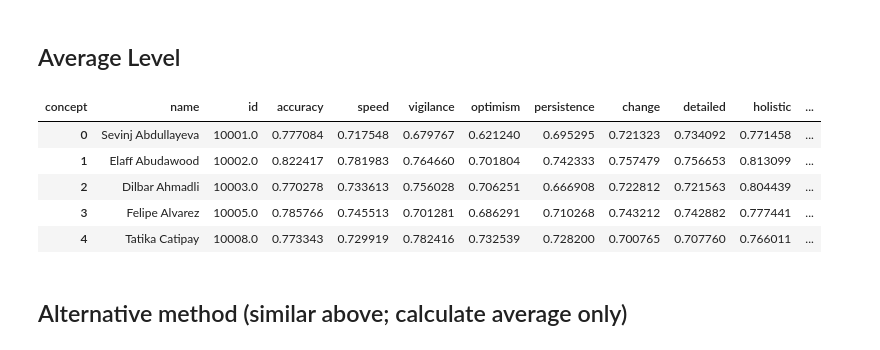
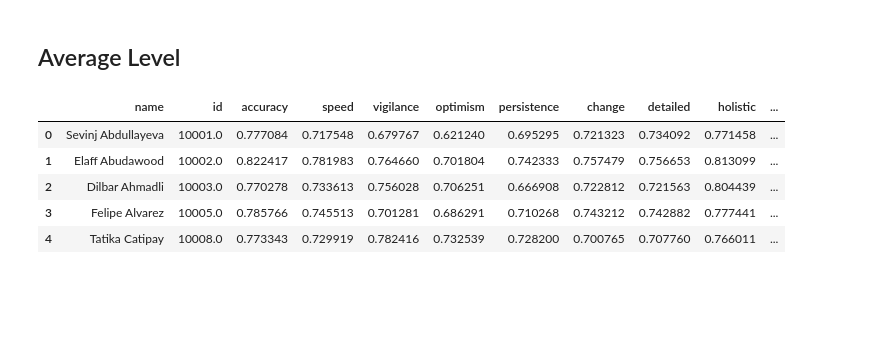
Before and after one commit to Jiazheng02/Research_Paul_Ingram, a Jupyter notebook: Analysis/TextAnalysis.ipynb, the cells around one changed output. Saved outputs shown, nothing was run; the diff lists cells and outputs as text; code cells hidden in the pictures; blank space fills up the shorter version.

```diff
--- a/Analysis/TextAnalysis.ipynb
+++ b/Analysis/TextAnalysis.ipynb
@@ -280,35 +272,25 @@ individual_score_df
 # %% [markdown]
 ## Granular Level
 # %%
-# Step 1: Reshape the distance_df to long format
+# Reshape the distance_df to long format
 value_concept_wide = distance_df.melt(id_vars='value',
                                             var_name='concept',
                                             value_name='distance')
 
-# Step 2: Map individuals to their values
-rows = []
+# Convert the dict to a DataFrame with columns ['id', 'name', 'value']
+individual_value_df = pd.DataFrame([
+    {'id': pid, 'name': name, 'value': val}
+    for (pid, name), values in individual_values.items()
+    for val in values
+])
 
-for (pid, name), values in individual_values.items():
-    for val in values:
-        matched_rows = value_concept_wide[value_concept_wide['value'] == val]
-        for _, row in matched_rows.iterrows():
-            rows.append({
-                'id': pid,
-                'name': name,
-                'value': val,
-                'concept': row['concept'],
-                'distance': row['distance']
-            })
+# Merge to get distance per value per individual
+granular_df = individual_value_df.merge(value_concept_wide, on='value', how='left')
 
-# Step 3: Build long-format DataFrame
-long_df = pd.DataFrame(rows)
-
-# Step 4: Pivot into wide format (concepts as columns)
-wide_df = long_df.pivot_table(
+# Pivot into wide format (concepts as columns)
+individual_10_distance_df = granular_df.pivot_table(
     index=['id', 'name', 'value'],
     columns='concept',
     values='distance'
 ).reset_index()
-
-cols_dis = ['id', 'name', 'value'] + concept_order
-wide_df = wide_df[cols_dis]
+individual_10_distance_df.columns.name = None
@@ -331,22 +307,20 @@ wide_df
 # %% [markdown]
 ## Average Level
 # %%
-# Step: Group by 'name' and compute mean of each concept column
-individual_concept_df = wide_df.groupby('name')[concept_order].mean().reset_index()
+# Group by 'name' and compute mean of each concept column
+individual_avg_distance_df = individual_10_distance_df.groupby('name')[all_concepts].mean().reset_index()
 
 # Keep one id per name (if available)
-id_lookup = wide_df[['name', 'id']].drop_duplicates()
+id_lookup = individual_10_distance_df[['name', 'id']].drop_duplicates()
 
 # Merge back into the final profile
-individual_concept_df = id_lookup.merge(individual_concept_df, on='name')
+individual_avg_distance_df = id_lookup.merge(individual_avg_distance_df, on='name')
 # %%
-individual_concept_df.head()
+individual_avg_distance_df.head()
 # %% [output]
-| concept | name | id | accuracy | speed | vigilance | optimism | persistence | change | detailed | holistic | ... |
+|  | name | id | accuracy | speed | vigilance | optimism | persistence | change | detailed | holistic | ... |
 | 0 | Sevinj Abdullayeva | 10001.0 | 0.777084 | 0.717548 | 0.679767 | 0.621240 | 0.695295 | 0.721323 | 0.734092 | 0.771458 | ... |
 | 1 | Elaff Abudawood | 10002.0 | 0.822417 | 0.781983 | 0.764660 | 0.701804 | 0.742333 | 0.757479 | 0.756653 | 0.813099 | ... |
 | 2 | Dilbar Ahmadli | 10003.0 | 0.770278 | 0.733613 | 0.756028 | 0.706251 | 0.666908 | 0.722812 | 0.721563 | 0.804439 | ... |
 | 3 | Felipe Alvarez | 10005.0 | 0.785766 | 0.745513 | 0.701281 | 0.686291 | 0.710268 | 0.743212 | 0.742882 | 0.777441 | ... |
 | 4 | Tatika Catipay | 10008.0 | 0.773343 | 0.729919 | 0.782416 | 0.732539 | 0.728200 | 0.700765 | 0.707760 | 0.766011 | ... |
-# %% [markdown]
-## Alternative method (similar above; calculate average only)
```
Also changed, not shown: parts of 19 cells of this notebook.
